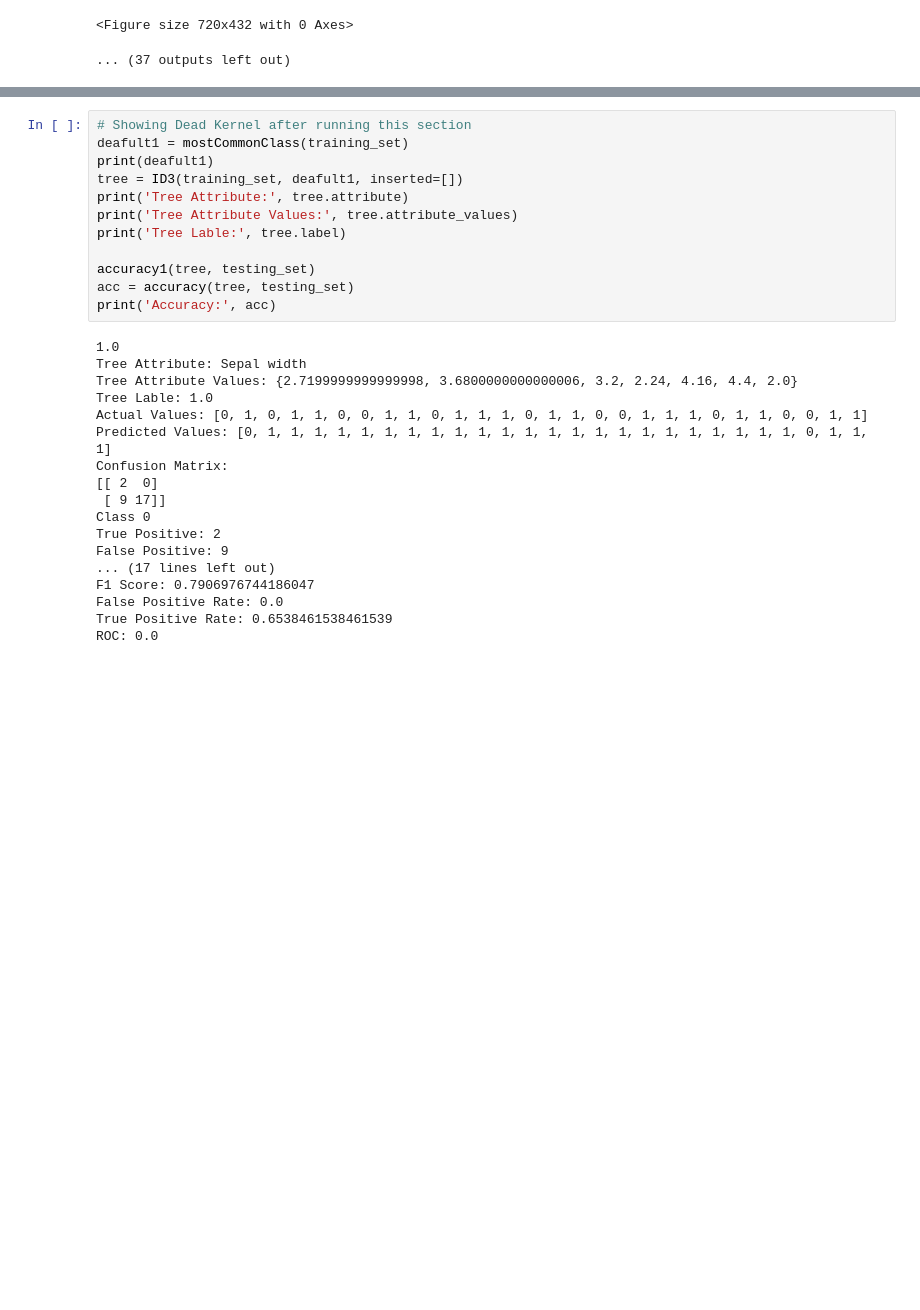
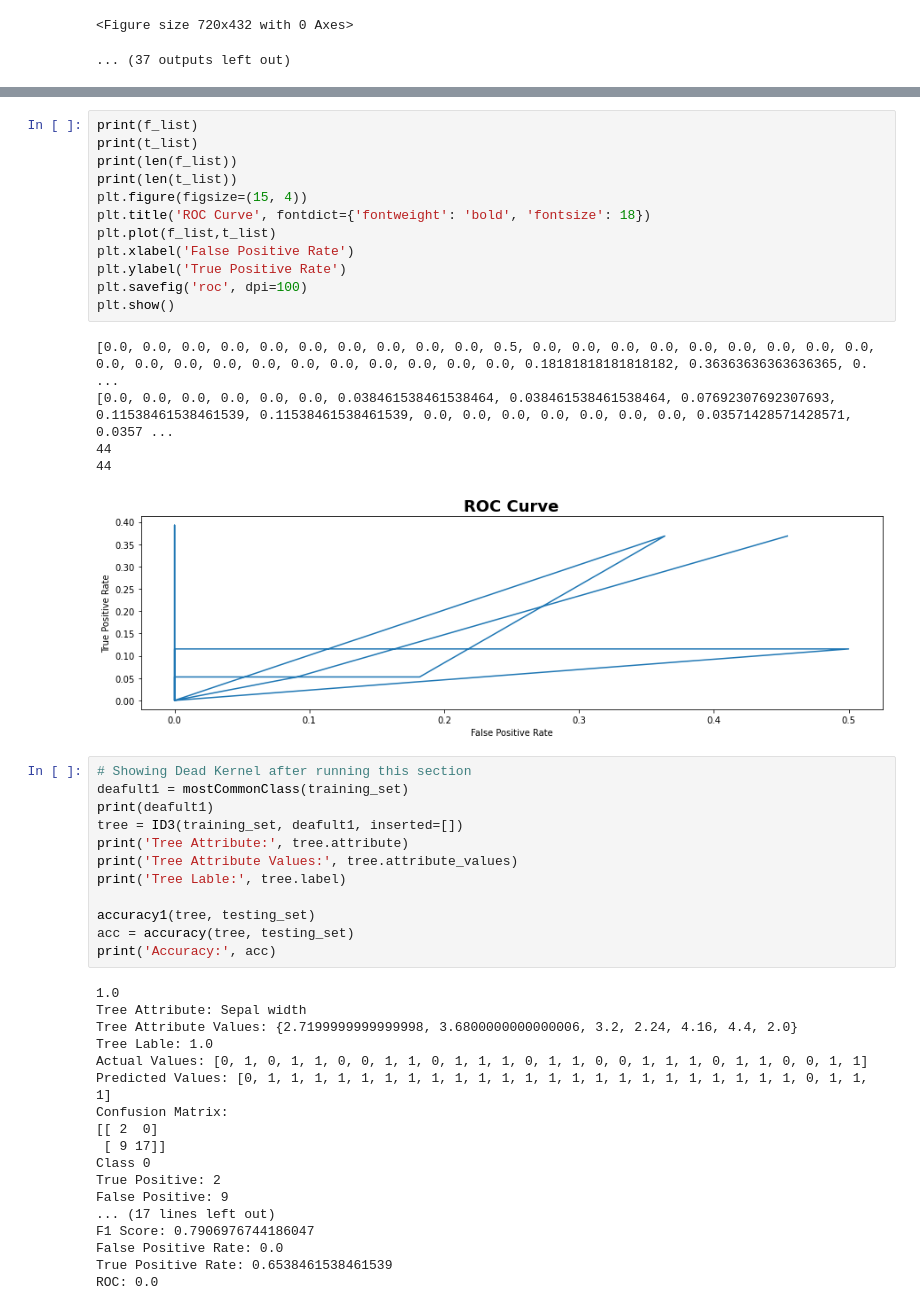
Before and after one commit to ShivanjaliR/Machine-Learning, a Jupyter notebook: Assignments/HW3/ID3_3.2.ipynb, the cells around one changed output, grey strips where cells are left out. Drawn from its saved outputs; the diff is of its cells as text; blank space fills up the shorter version.

```diff
--- a/Assignments/HW3/ID3_3.2.ipynb
+++ b/Assignments/HW3/ID3_3.2.ipynb
@@ -617,3 +632,21 @@ plt.show()
+# %%
+print(f_list)
+print(t_list)
+print(len(f_list))
+print(len(t_list))
+plt.figure(figsize=(15, 4))
+plt.title('ROC Curve', fontdict={'fontweight': 'bold', 'fontsize': 18})
+plt.plot(f_list,t_list)
+plt.xlabel('False Positive Rate')
+plt.ylabel('True Positive Rate')
+plt.savefig('roc', dpi=100)
+plt.show()
+# %% [output]
+[0.0, 0.0, 0.0, 0.0, 0.0, 0.0, 0.0, 0.0, 0.0, 0.0, 0.5, 0.0, 0.0, 0.0, 0.0, 0.0, 0.0, 0.0, 0.0, 0.0, 0.0, 0.0, 0.0, 0.0, 0.0, 0.0, 0.0, 0.0, 0.0, 0.0, 0.0, 0.18181818181818182, 0.36363636363636365, 0. ...
+[0.0, 0.0, 0.0, 0.0, 0.0, 0.0, 0.038461538461538464, 0.038461538461538464, 0.07692307692307693, 0.11538461538461539, 0.11538461538461539, 0.0, 0.0, 0.0, 0.0, 0.0, 0.0, 0.0, 0.03571428571428571, 0.0357 ...
+44
+44
+[figure, added]
 # %%
 # Showing Dead Kernel after running this section
 deafult1 = mostCommonClass(training_set)
```
Also changed, not shown: parts of 8 cells of this notebook.
